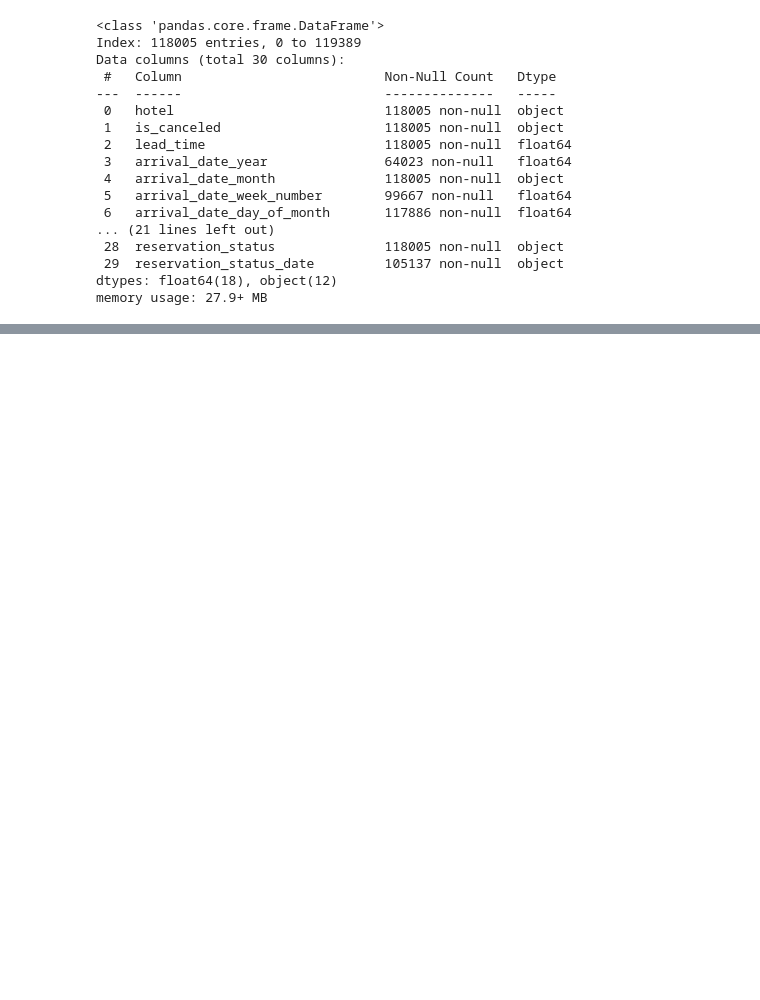
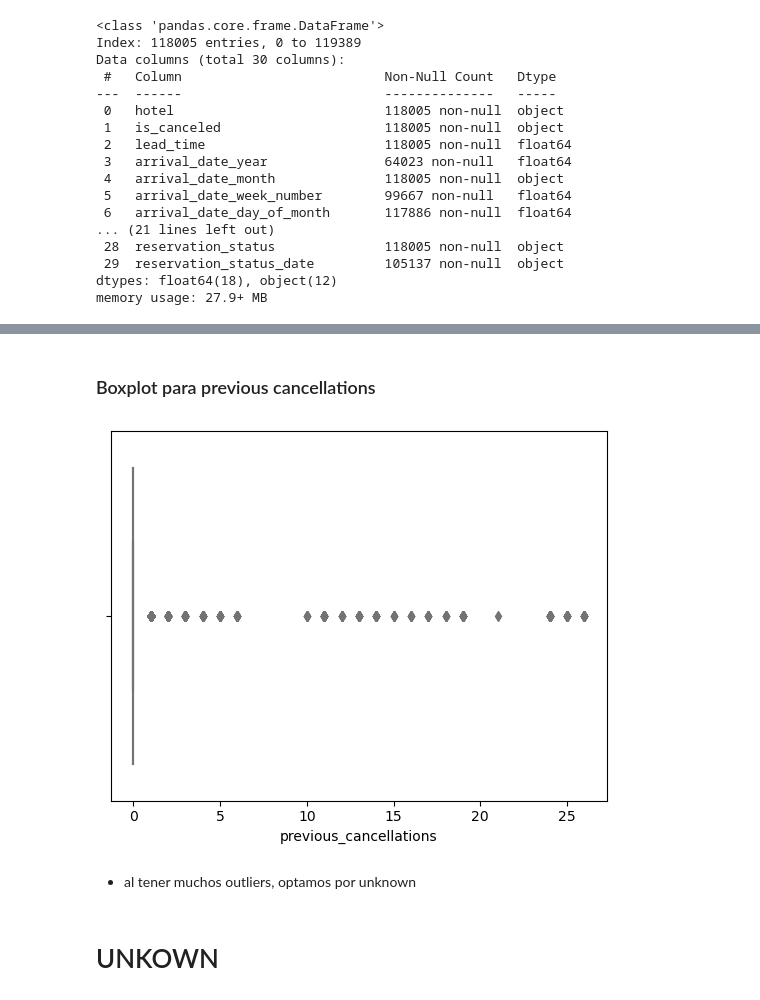
Before and after one commit to Adalab/proyecto-da-promoF-modulo4-equipo2, a Jupyter notebook: Limpieza.ipynb, the cells around one changed output, grey strips where cells are left out. Cells and saved outputs as stored; diff of their text form; code cells hidden in the pictures; blank space fills up the shorter version.

```diff
--- a/Limpieza.ipynb
+++ b/Limpieza.ipynb
@@ -154,0 +158,4 @@ memory usage: 27.9+ MB
+# %%
+# Cambiar valores numericos de meses por los nombres
+
+df["arrival_date_month"] = df["arrival_date_month"].replace({"1":"January", "2":"February", "3":"March"})
@@ -154,0 +196,4 @@ memory usage: 27.9+ MB
+# %%
+df["stays_in_weekend_nights"] = df["stays_in_weekend_nights"].apply(lambda x: round(x,0))
+# %%
+df["stays_in_weekend_nights"] = df["stays_in_weekend_nights"].astype(int)
@@ -154,0 +275,10 @@ memory usage: 27.9+ MB
+# %% [markdown]
+### Boxplot para previous cancellations
+# %%
+sns.boxplot(x = 'previous_cancellations', data = df, palette='cool_r');
+# %% [output]
+[figure, added]
+# %% [markdown]
+- al tener muchos outliers, optamos por unknown
+# %% [markdown]
+# UNKOWN
```
Also changed, not shown: parts of 30 cells of this notebook, 1 other file.
